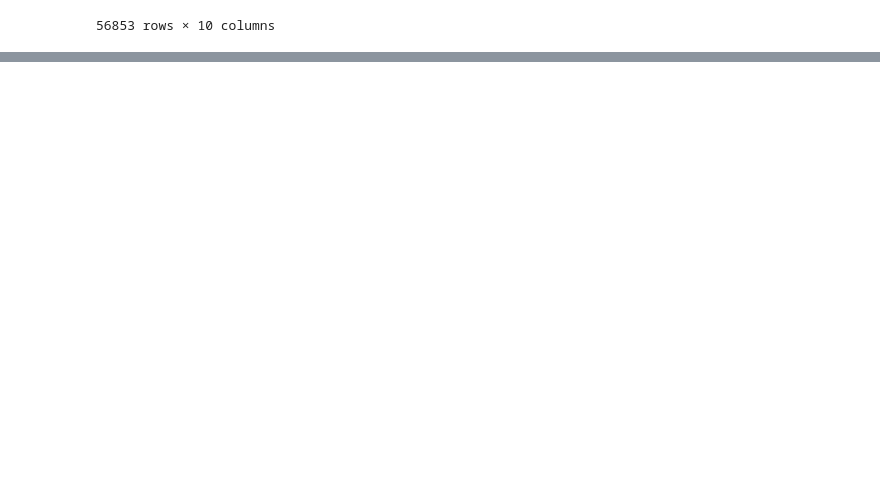
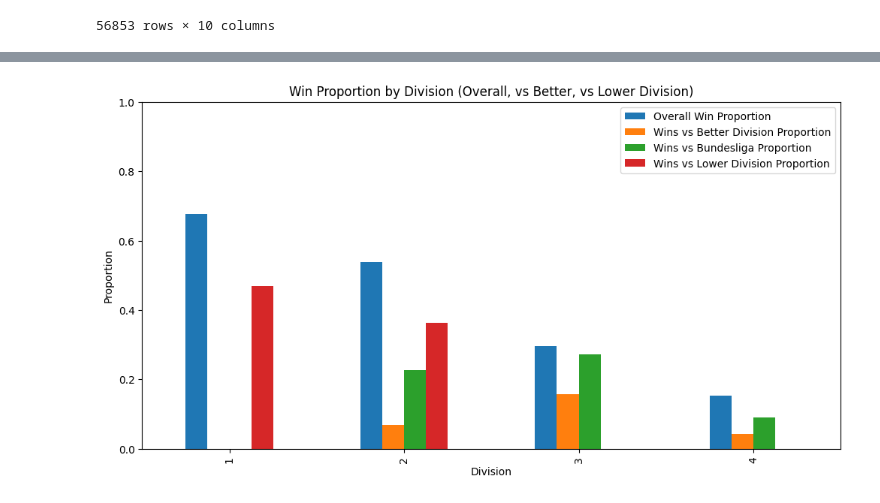
Before and after one commit to armin2080/DFB-Cup, a Jupyter notebook: notebook.ipynb, the cells around one changed output, grey strips where cells are left out. Drawn from its saved outputs; the diff is of its cells as text; code cells hidden in the pictures; blank space fills up the shorter version.

```diff
--- a/notebook.ipynb
+++ b/notebook.ipynb
@@ -449,0 +880,28 @@ for lineup in lineups:
+# %%
+# Calculate wins against lower division (higher number)
+# For home teams: home_division < away_division and home wins
+home_better_win_mask = (df['home_division'].astype(int) < df['away_division'].astype(int)) & (df['home_score'] > df['away_score'])
+# For away teams: away_division < home_division and away wins
+away_better_win_mask = (df['away_division'].astype(int) < df['home_division'].astype(int)) & (df['away_score'] > df['home_score'])
+
+# Count wins against lower division for each division
+home_better_wins = df.loc[home_better_win_mask, 'home_division'].value_counts().sort_index()
+away_better_wins = df.loc[away_better_win_mask, 'away_division'].value_counts().sort_index()
+better_division_wins = home_better_wins.add(away_better_wins, fill_value=0)
+
+# Proportion of wins against lower division
+better_win_proportion = (better_division_wins / total_games).sort_index()
+
+# Add to plot_df
+plot_df['Wins vs Lower Division Proportion'] = better_win_proportion
+
+# Plot all three proportions
+plot_df.plot(kind='bar', figsize=(12, 6))
+plt.xlabel('Division')
+plt.ylabel('Proportion')
+plt.title('Win Proportion by Division (Overall, vs Better, vs Lower Division)')
+plt.ylim(0, 1)
+plt.legend(loc='upper right')
+plt.show()
+# %% [output]
+[figure, added]
```
Also changed, not shown: parts of 21 cells of this notebook.
